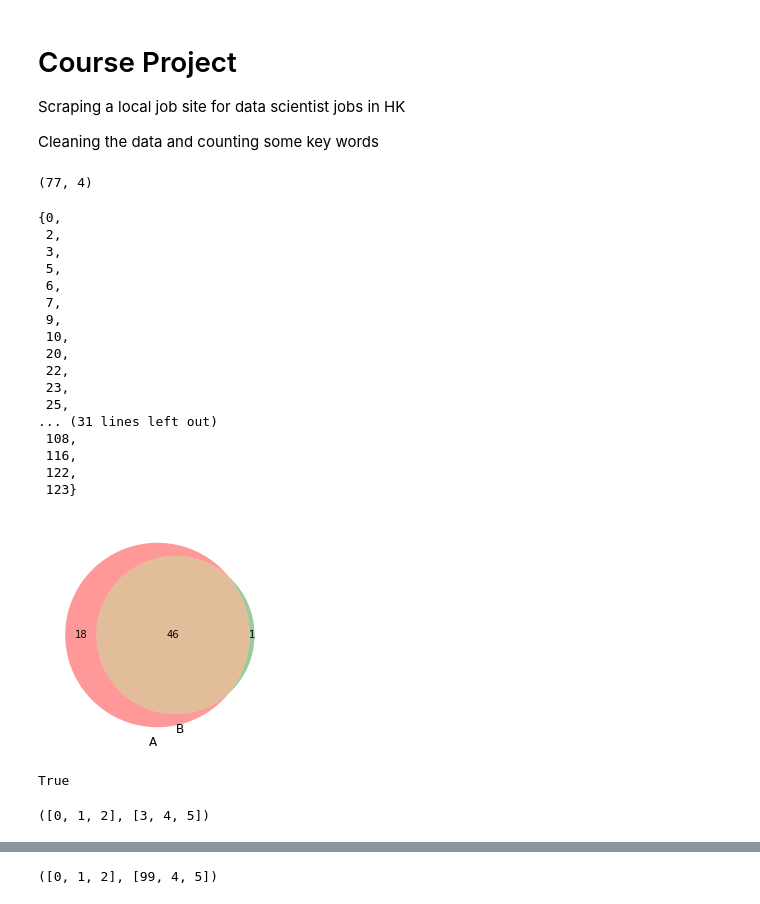
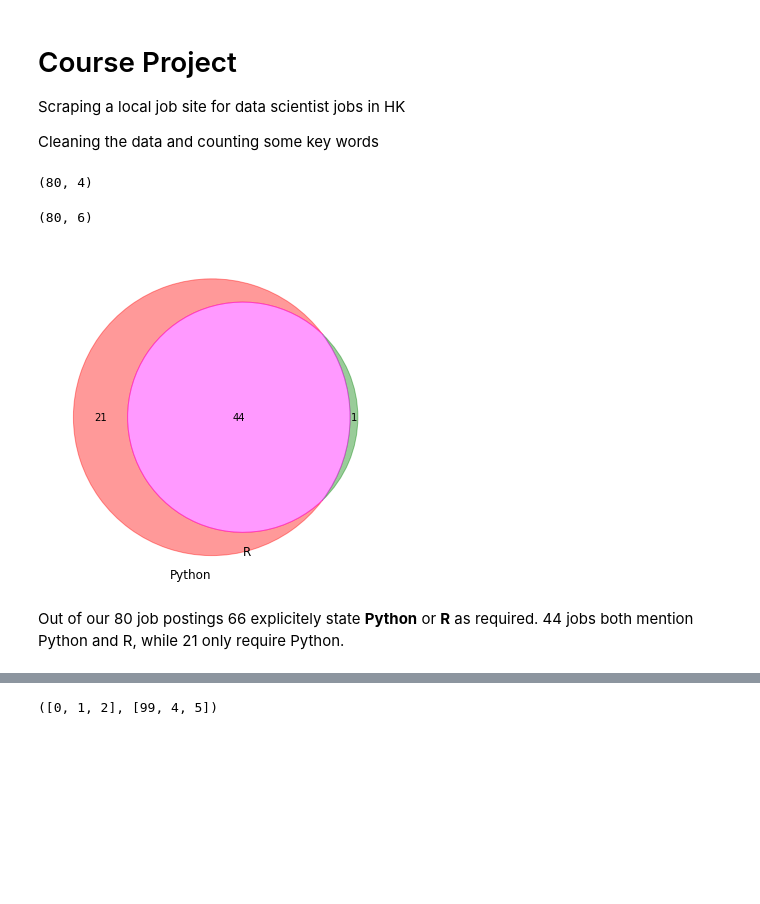
Before and after one commit to tomfischersz/Xccelerate_Project01, a Jupyter notebook: Project_01_CleanData_v01.ipynb, the cells around one changed output, grey strips where cells are left out. Cells and saved outputs as stored; diff of their text form; code cells hidden in the pictures; blank space fills up the shorter version.

```diff
--- a/Project_01_CleanData_v01.ipynb
+++ b/Project_01_CleanData_v01.ipynb
@@ -16,13 +10,13 @@ import pandas as pd
 import math
 # %%
-df = pd.read_csv("ds_jobs_indeed_v01.csv")
+df = pd.read_csv("ds_jobs_indeed_v01_20181101.csv")
 # %%
 df.shape #(128, 4)
-df.drop_duplicates().shape
+#df.drop_duplicates().shape
 df.drop_duplicates(keep = 'first', inplace=True)
 df.shape
 # %% [output]
-(77, 4)
+(80, 4)
 # %%
 def R_required(x):
     return x.str.contains(pat = "[^a-z]R[^a-z]", case = False)
@@ -32,29 +26,3 @@ def Python_required(x):
 
 df['R_required'] = R_required(df['job_text'])
 df['Python_required'] = Python_required(df['job_text'])
-# %%
-df.head()
-
-df.index
-
-df[df['R_required']].index
-set(df[df['Python_required']].index)
-set(df[df['R_required']].index)
-# %% [output]
-{0,
- 2,
- 3,
- 5,
- 6,
- 7,
- 9,
- 10,
- 20,
- 22,
- 23,
- 25,
-... (31 lines left out)
- 108,
- 116,
- 122,
- 123}
@@ -61,33 +31,23 @@ set(df[df['R_required']].index)
+# %%
+df.shape
+# %% [output]
+(80, 6)
 # %%
 import matplotlib.pyplot as plt
 from matplotlib_venn import venn2
 
-#venn2([set(['A', 'B', 'C', 'D']), set(['D', 'E', 'F'])])
+plt.figure(figsize=(6,6))
 
-#venn2([set(df[df['R_required']].index), set(df[df['Python_required']].index)])
 Python_Required = set(df[df['Python_required']].index)
 R_Required = set(df[df['R_required']].index)
 
-venn2([Python_Required,R_Required])
-#venn2([ set(df[df['Python_required']].index), set(df[df['R_required']].index))]
+v = venn2([Python_Required,R_Required], set_labels=('Python', 'R'))
+v.get_patch_by_id('10').set_color('red')
+v.get_patch_by_id('11').set_color('magenta')
+v.get_patch_by_id('01').set_color('green')
 
 plt.show()
 # %% [output]
-[figure, old version]
+[figure, new version]
-# %%
-surname = "Rasputin"
-advisor = surname
-del surname
-
-advisor
-bool( [ "me", "myself", "I"] )
-# %% [output]
-True
-# %%
-a = [0,1,2]
-b = [3,4,5]
-
-c = (a,b)
-c
-# %% [output]
-([0, 1, 2], [3, 4, 5])
+# %% [markdown]
+Out of our 80 job postings 66 explicitely state **Python** or **R** as required. 44 jobs both mention Python and R, while 21 only require Python.
```
Also changed, not shown: parts of 8 cells of this notebook.
